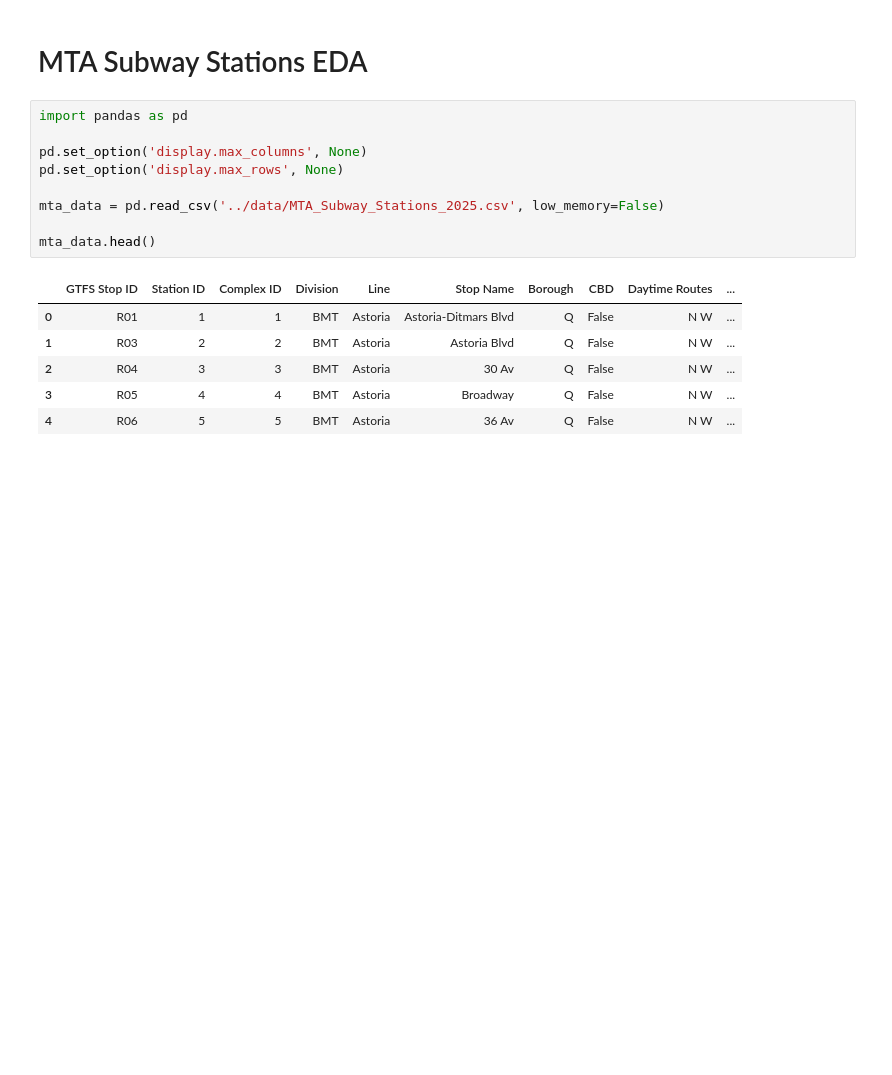
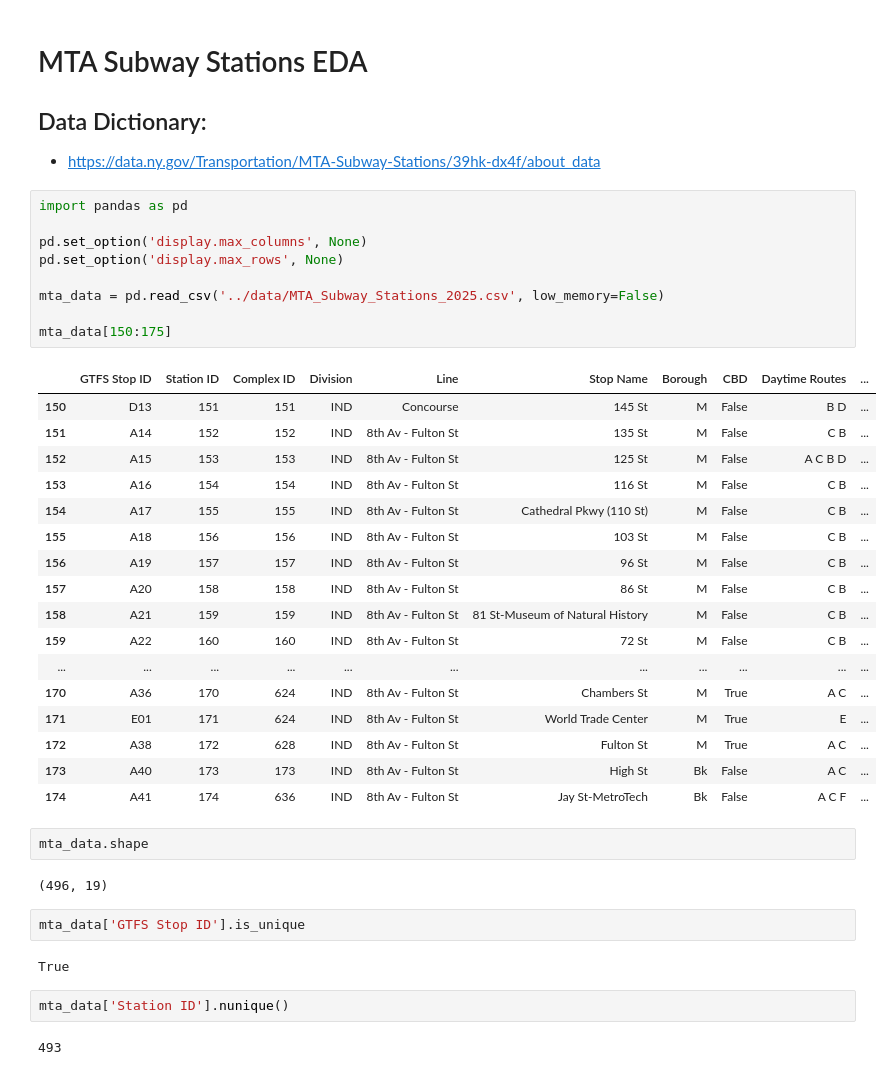
Before and after one commit to tali0n-git/NYC_Public_Schools_Analysis, a Jupyter notebook: MTA_Data_Analysis_Notebooks/MTA_Subway_Stations_EDA.ipynb, the cells around one changed output. Saved outputs shown, nothing was run; the diff lists cells and outputs as text; blank space fills up the shorter version.

Commit message:
Initial EDA of MTA subway stations.

```diff
--- a/MTA_Data_Analysis_Notebooks/MTA_Subway_Stations_EDA.ipynb
+++ b/MTA_Data_Analysis_Notebooks/MTA_Subway_Stations_EDA.ipynb
@@ -1,18 +1,44 @@
 # %% [markdown]
 # MTA Subway Stations EDA
+
+## Data Dictionary:
+- https://data.ny.gov/Transportation/MTA-Subway-Stations/39hk-dx4f/about_data
 # %%
 import pandas as pd
 
 pd.set_option('display.max_columns', None)
 pd.set_option('display.max_rows', None)
 
 mta_data = pd.read_csv('../data/MTA_Subway_Stations_2025.csv', low_memory=False)
 
-mta_data.head()
+mta_data[150:175]
 # %% [output]
 |  | GTFS Stop ID | Station ID | Complex ID | Division | Line | Stop Name | Borough | CBD | Daytime Routes | ... |
-| 0 | R01 | 1 | 1 | BMT | Astoria | Astoria-Ditmars Blvd | Q | False | N W | ... |
-| 1 | R03 | 2 | 2 | BMT | Astoria | Astoria Blvd | Q | False | N W | ... |
-| 2 | R04 | 3 | 3 | BMT | Astoria | 30 Av | Q | False | N W | ... |
-| 3 | R05 | 4 | 4 | BMT | Astoria | Broadway | Q | False | N W | ... |
-| 4 | R06 | 5 | 5 | BMT | Astoria | 36 Av | Q | False | N W | ... |
+| 150 | D13 | 151 | 151 | IND | Concourse | 145 St | M | False | B D | ... |
+| 151 | A14 | 152 | 152 | IND | 8th Av - Fulton St | 135 St | M | False | C B | ... |
+| 152 | A15 | 153 | 153 | IND | 8th Av - Fulton St | 125 St | M | False | A C B D | ... |
+| 153 | A16 | 154 | 154 | IND | 8th Av - Fulton St | 116 St | M | False | C B | ... |
+| 154 | A17 | 155 | 155 | IND | 8th Av - Fulton St | Cathedral Pkwy (110 St) | M | False | C B | ... |
+| 155 | A18 | 156 | 156 | IND | 8th Av - Fulton St | 103 St | M | False | C B | ... |
+| 156 | A19 | 157 | 157 | IND | 8th Av - Fulton St | 96 St | M | False | C B | ... |
+| 157 | A20 | 158 | 158 | IND | 8th Av - Fulton St | 86 St | M | False | C B | ... |
+| 158 | A21 | 159 | 159 | IND | 8th Av - Fulton St | 81 St-Museum of Natural History | M | False | C B | ... |
+| 159 | A22 | 160 | 160 | IND | 8th Av - Fulton St | 72 St | M | False | C B | ... |
+| ... | ... | ... | ... | ... | ... | ... | ... | ... | ... | ... |
+| 170 | A36 | 170 | 624 | IND | 8th Av - Fulton St | Chambers St | M | True | A C | ... |
+| 171 | E01 | 171 | 624 | IND | 8th Av - Fulton St | World Trade Center | M | True | E | ... |
+| 172 | A38 | 172 | 628 | IND | 8th Av - Fulton St | Fulton St | M | True | A C | ... |
+| 173 | A40 | 173 | 173 | IND | 8th Av - Fulton St | High St | Bk | False | A C | ... |
+| 174 | A41 | 174 | 636 | IND | 8th Av - Fulton St | Jay St-MetroTech | Bk | False | A C F | ... |
+# %%
+mta_data.shape
+# %% [output]
+(496, 19)
+# %%
+mta_data['GTFS Stop ID'].is_unique
+# %% [output]
+True
+# %%
+mta_data['Station ID'].nunique()
+# %% [output]
+493
```
Also changed, not shown: parts of 3 cells of this notebook.
